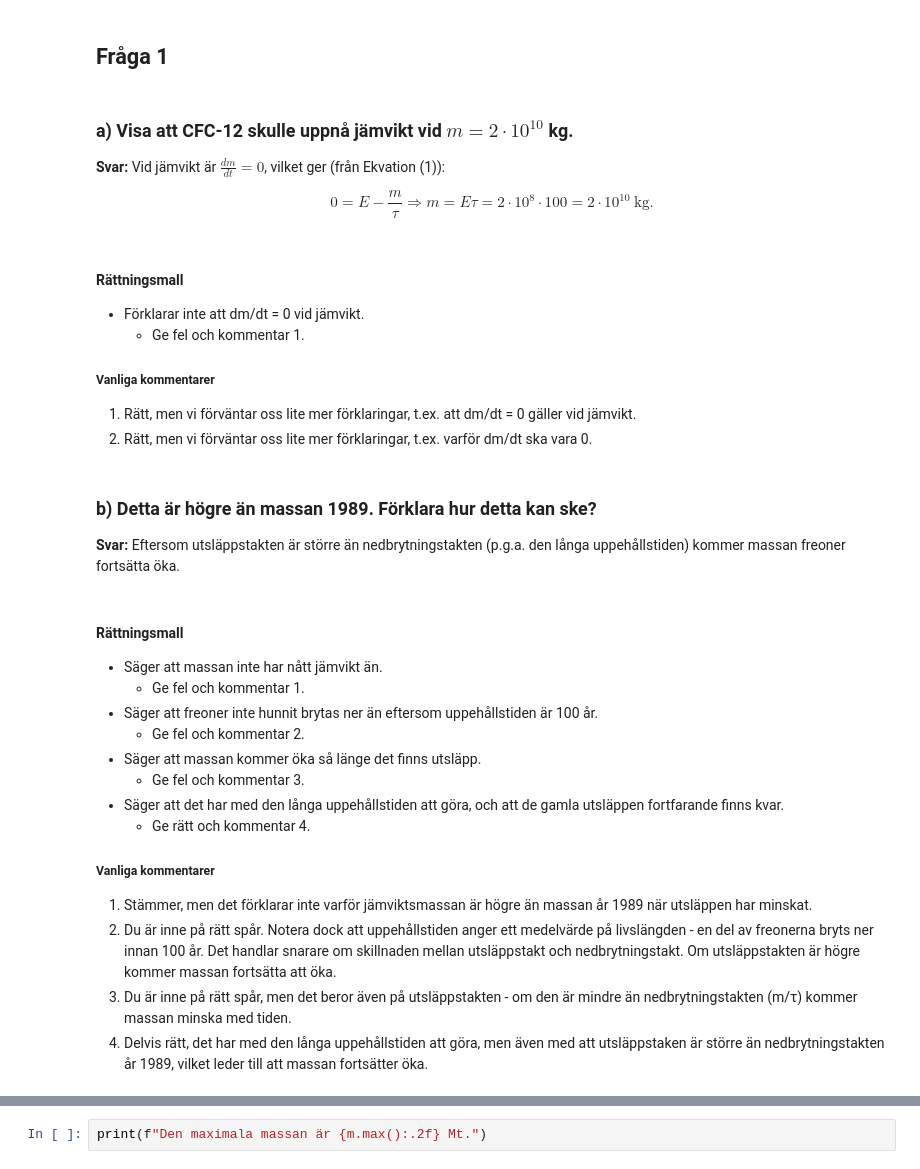
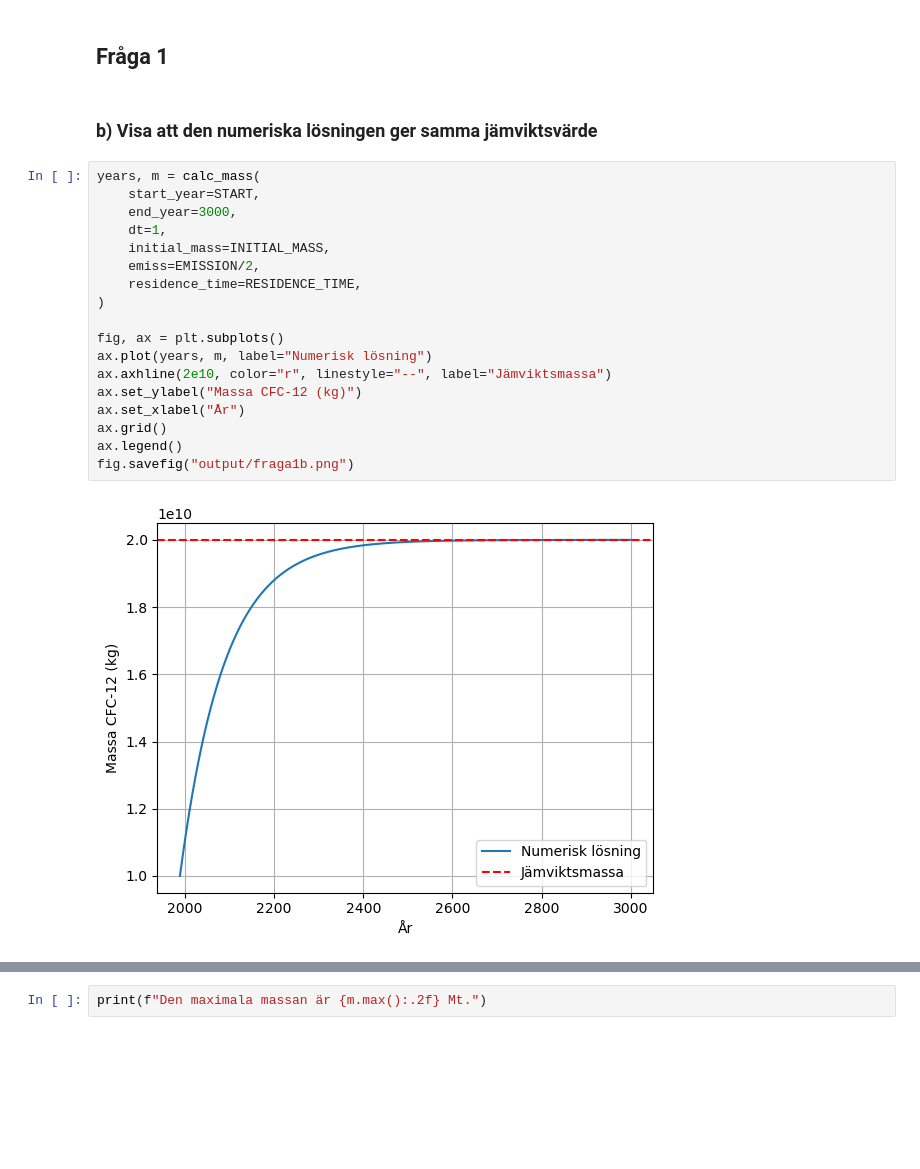
Before and after one commit to SEE-GEO/SEE060_Utfasning_freoner, a Jupyter notebook: losning_inlamning_3.ipynb, the cells around one changed output, grey strips where cells are left out. Drawn from its saved outputs; the diff is of its cells as text; blank space fills up the shorter version.

```diff
--- a/losning_inlamning_3.ipynb
+++ b/losning_inlamning_3.ipynb
@@ -34,44 +39,24 @@ def calc_mass(
 # %% [markdown]
 ## Fråga 1
-# %% [markdown]
-### a) Visa att CFC-12 skulle uppnå jämvikt vid $m = 2 \cdot 10^{10}$ kg.
-
-**Svar:**
-Vid jämvikt är $\frac{dm}{dt} = 0$, vilket ger (från Ekvation (1)):
-
-$$
-0 = E - \frac{m}{\tau} \Rightarrow m = E\tau = 2 \cdot 10^{8} \cdot 100 = 2 \cdot 10^{10}~\text{kg}.
-$$
-# %% [markdown]
-#### Rättningsmall
-
-- Förklarar inte att dm/dt = 0 vid jämvikt.
-  - Ge fel och kommentar 1.
-
-##### Vanliga kommentarer
-
-1. Rätt, men vi förväntar oss lite mer förklaringar, t.ex. att dm/dt = 0 gäller vid jämvikt.
-2. Rätt, men vi förväntar oss lite mer förklaringar, t.ex. varför dm/dt ska vara 0.
-# %% [markdown]
-### b) Detta är högre än massan 1989. Förklara hur detta kan ske?
-
-**Svar:**
-Eftersom utsläppstakten är större än nedbrytningstakten (p.g.a. den långa uppehållstiden) kommer massan freoner fortsätta öka.
-# %% [markdown]
-#### Rättningsmall
-
-- Säger att massan inte har nått jämvikt än.
-  - Ge fel och kommentar 1.
-- Säger att freoner inte hunnit brytas ner än eftersom uppehållstiden är 100 år.
-  - Ge fel och kommentar 2.
-- Säger att massan kommer öka så länge det finns utsläpp.
-  - Ge fel och kommentar 3.
-- Säger att det har med den långa uppehållstiden att göra, och att de gamla utsläppen fortfarande finns kvar.
-  - Ge rätt och kommentar 4.
-
-##### Vanliga kommentarer
-
-1. Stämmer, men det förklarar inte varför jämviktsmassan är högre än massan år 1989 när utsläppen har minskat.
-2. Du är inne på rätt spår. Notera dock att uppehållstiden anger ett medelvärde på livslängden - en del av freonerna bryts ner innan 100 år. Det handlar snarare om skillnaden mellan utsläppstakt och nedbrytningstakt. Om utsläppstakten är högre kommer massan fortsätta att öka.
-3. Du är inne på rätt spår, men det beror även på utsläppstakten - om den är mindre än nedbrytningstakten (m/τ) kommer massan minska med tiden.
-4. Delvis rätt, det har med den långa uppehållstiden att göra, men även med att utsläppstaken är större än nedbrytningstakten år 1989, vilket leder till att massan fortsätter öka.
+# %% [markdown]
+### b) Visa att den numeriska lösningen ger samma jämviktsvärde
+# %%
+years, m = calc_mass(
+    start_year=START,
+    end_year=3000,
+    dt=1,
+    initial_mass=INITIAL_MASS,
+    emiss=EMISSION/2,
+    residence_time=RESIDENCE_TIME,
+)
+
+fig, ax = plt.subplots()
+ax.plot(years, m, label="Numerisk lösning")
+ax.axhline(2e10, color="r", linestyle="--", label="Jämviktsmassa")
+ax.set_ylabel("Massa CFC-12 (kg)")
+ax.set_xlabel("År")
+ax.grid()
+ax.legend()
+fig.savefig("output/fraga1b.png")
+# %% [output]
+[figure, added]
```
Also changed, not shown: parts of 24 cells of this notebook, 4 other files.
